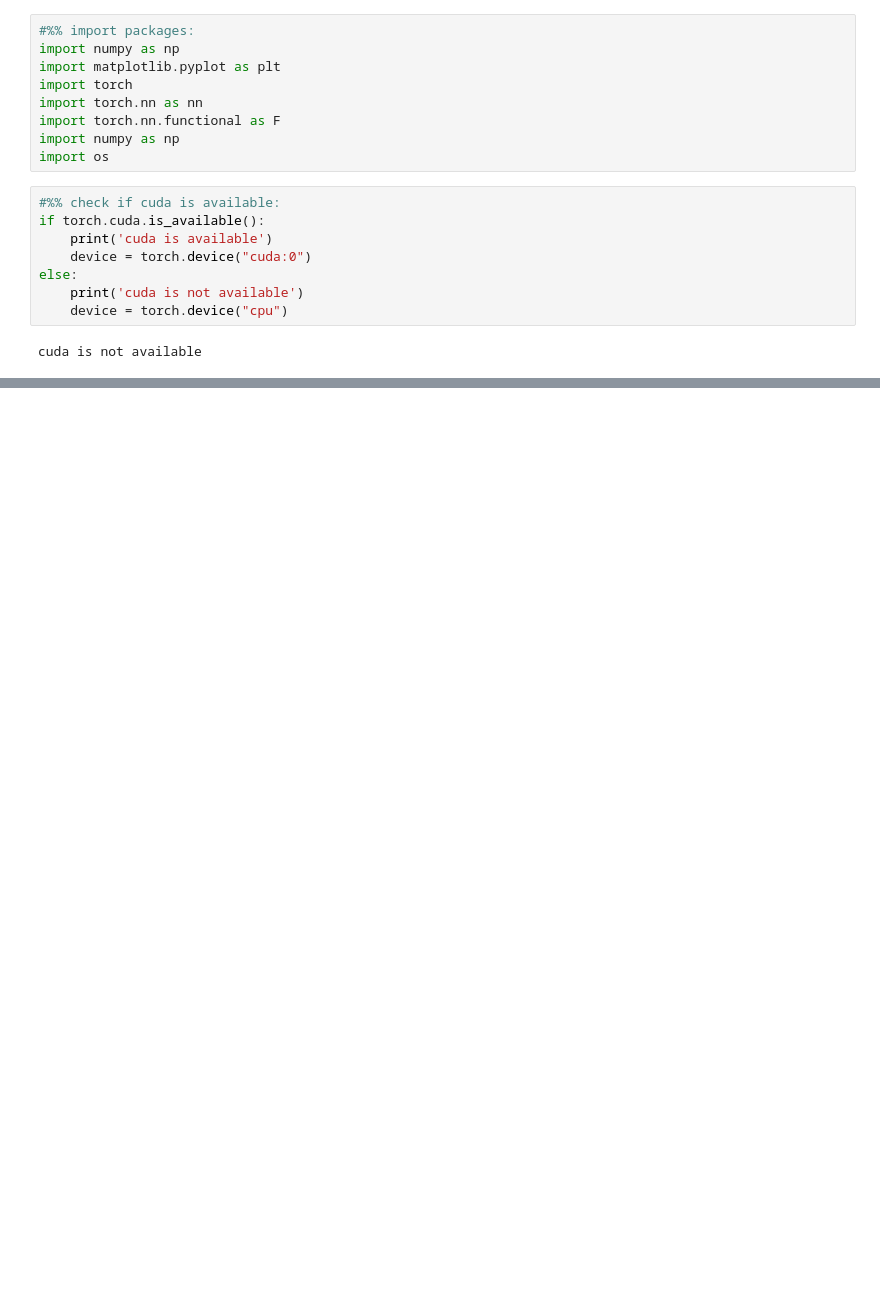
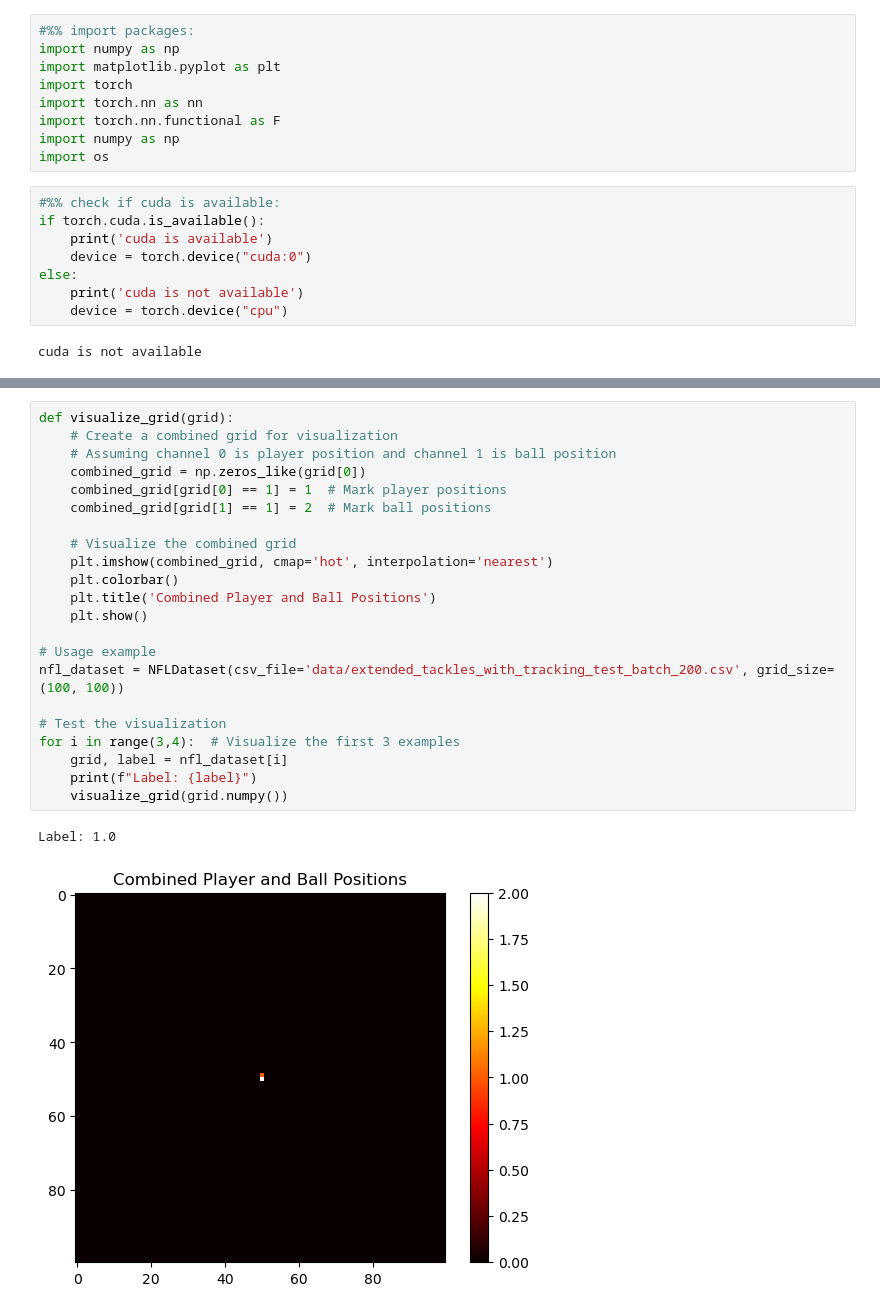
Before and after one commit to Daniel-Baun/NFLTackle_DeepLearning_E23, a Jupyter notebook: NFL_project.ipynb, the cells around one changed output, grey strips where cells are left out. Saved outputs shown, nothing was run; the diff lists cells and outputs as text; blank space fills up the shorter version.

```diff
--- a/NFL_project.ipynb
+++ b/NFL_project.ipynb
@@ -39,0 +91,25 @@ cuda is not available
+# %%
+def visualize_grid(grid):
+    # Create a combined grid for visualization
+    # Assuming channel 0 is player position and channel 1 is ball position
+    combined_grid = np.zeros_like(grid[0])
+    combined_grid[grid[0] == 1] = 1  # Mark player positions
+    combined_grid[grid[1] == 1] = 2  # Mark ball positions
+
+    # Visualize the combined grid
+    plt.imshow(combined_grid, cmap='hot', interpolation='nearest')
+    plt.colorbar()
+    plt.title('Combined Player and Ball Positions')
+    plt.show()
+
+# Usage example
+nfl_dataset = NFLDataset(csv_file='data/extended_tackles_with_tracking_test_batch_200.csv', grid_size=(100, 100))
+
+# Test the visualization
+for i in range(3,4):  # Visualize the first 3 examples
+    grid, label = nfl_dataset[i]
+    print(f"Label: {label}")
+    visualize_grid(grid.numpy())
+# %% [output]
+Label: 1.0
+[figure, added]
```
Also changed, not shown: parts of 11 cells of this notebook, 1 other file.
